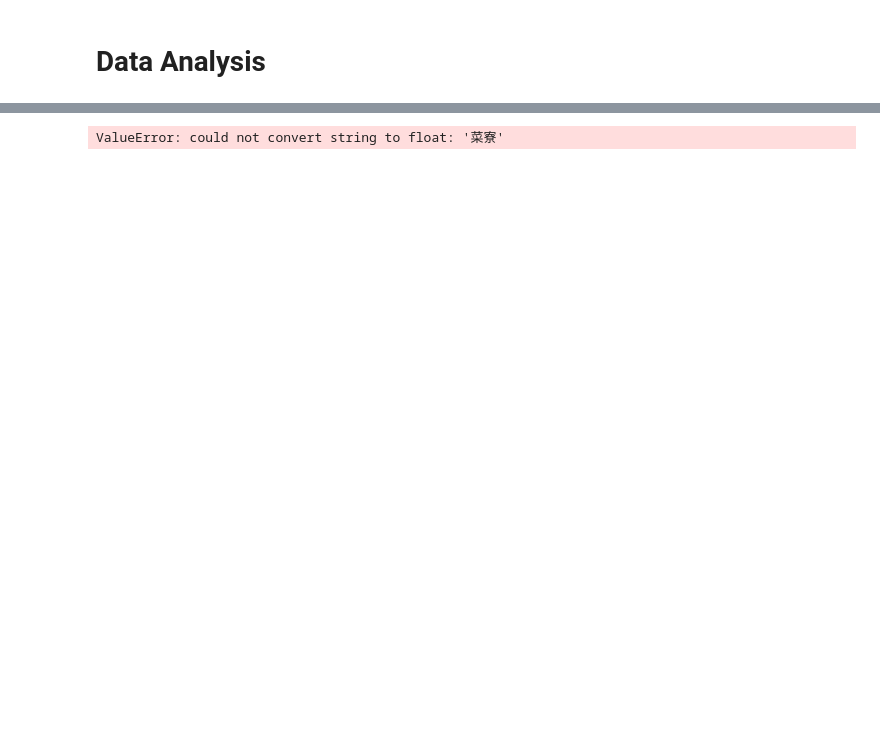
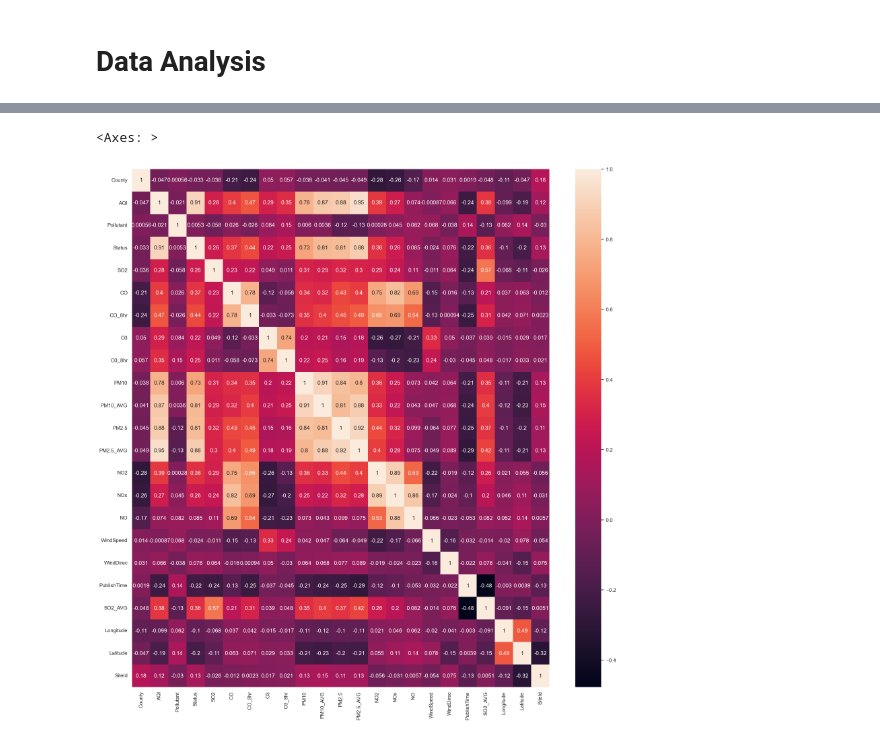
Before and after one commit to hermeschen1116/bayesian-pm25-prediction, a Jupyter notebook: main.ipynb, the cells around one changed output, grey strips where cells are left out. Cells and saved outputs as stored; diff of their text form; code cells hidden in the pictures; blank space fills up the shorter version.

Commit message:
finish filling missing data and heatmap

```diff
--- a/main.ipynb
+++ b/main.ipynb
@@ -127,2 +112,18 @@ dtype: bool
+# %%
+processed_columns: list = ['SO2', 'SO2_AVG', 'CO', 'CO_8hr', 'O3', 'O3_8hr', 'PM10', 'PM10_AVG', 'PM2.5', 'PM2.5_AVG', 'NO2', 'NOx', 'NO', 'WindSpeed']
+for column in processed_columns:
+  dataset[column] = dataset.groupby(['County', 'PublishYearAndMonth'])[column]\
+                           .transform(lambda group: group.fillna(group.mean()) if not group.isnull().all()
+                                                                               else group.fillna(dataset[column].mean()))
+# %%
+dataset: ps.DataFrame = ps.from_pandas(dataset)
+# %%
+type_map.append(ps.Utf8)
+type_map[1], type_map[3], type_map[4] = ps.Int32, ps.Int32, ps.Int32
+for i, column in enumerate(dataset.columns):
+  dataset = dataset.with_columns(ps.col(column).cast(type_map[i], strict=False))
 # %% [markdown]
 # Data Analysis
+# %%
+dataset = dataset.drop(['SiteName', 'PublishYearAndMonth'])
+dataset = dataset.unique()
@@ -129,4 +152,6 @@ dtype: bool
 # %%
-sb.heatmap(dataset.corr(), annot=True)
+sb.set(rc = {'figure.figsize':(20, 20)})
+sb.heatmap(dataset.to_pandas().corr(), annot=True)
 # %% [output]
-ValueError: could not convert string to float: '菜寮'
+<Axes: >
+[figure, added]
```
Also changed, not shown: parts of 12 cells of this notebook.
